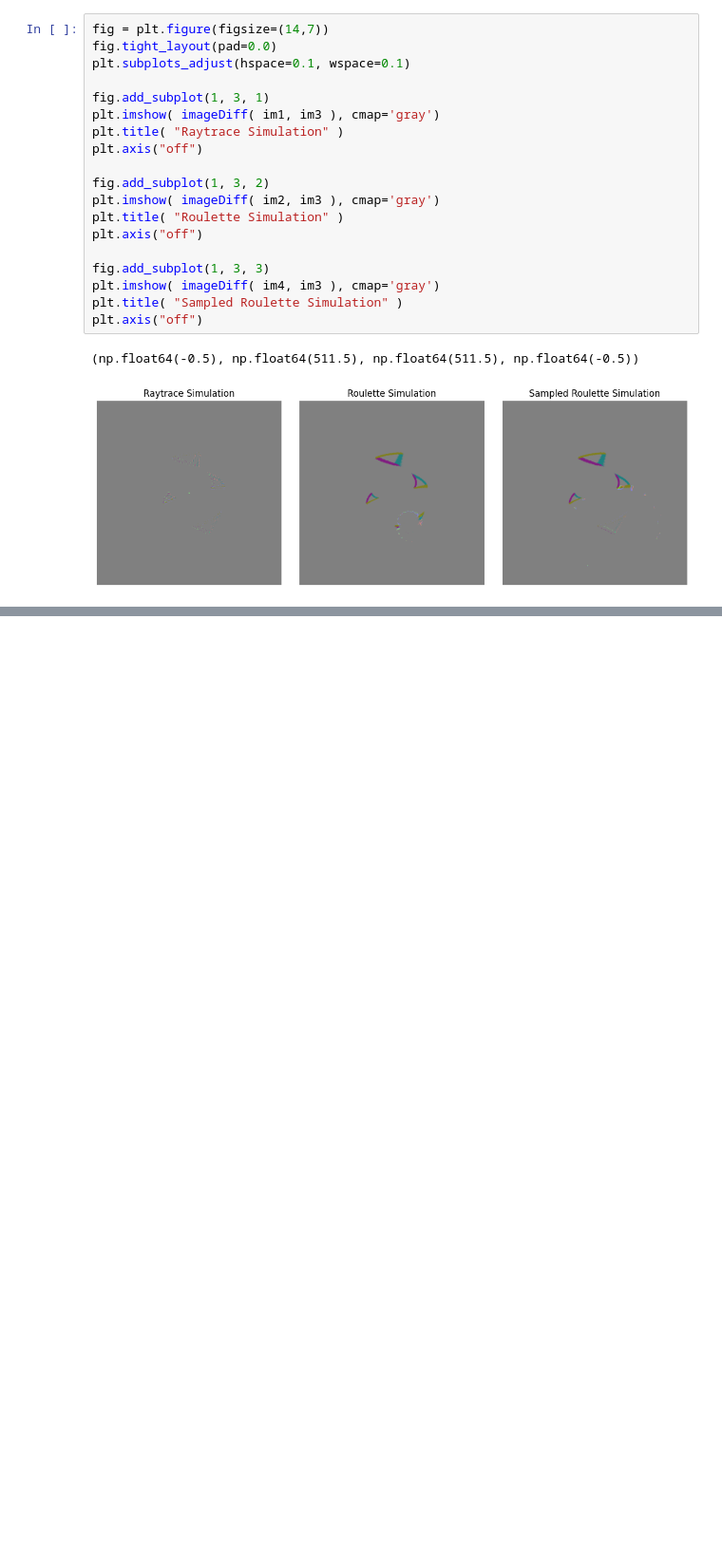
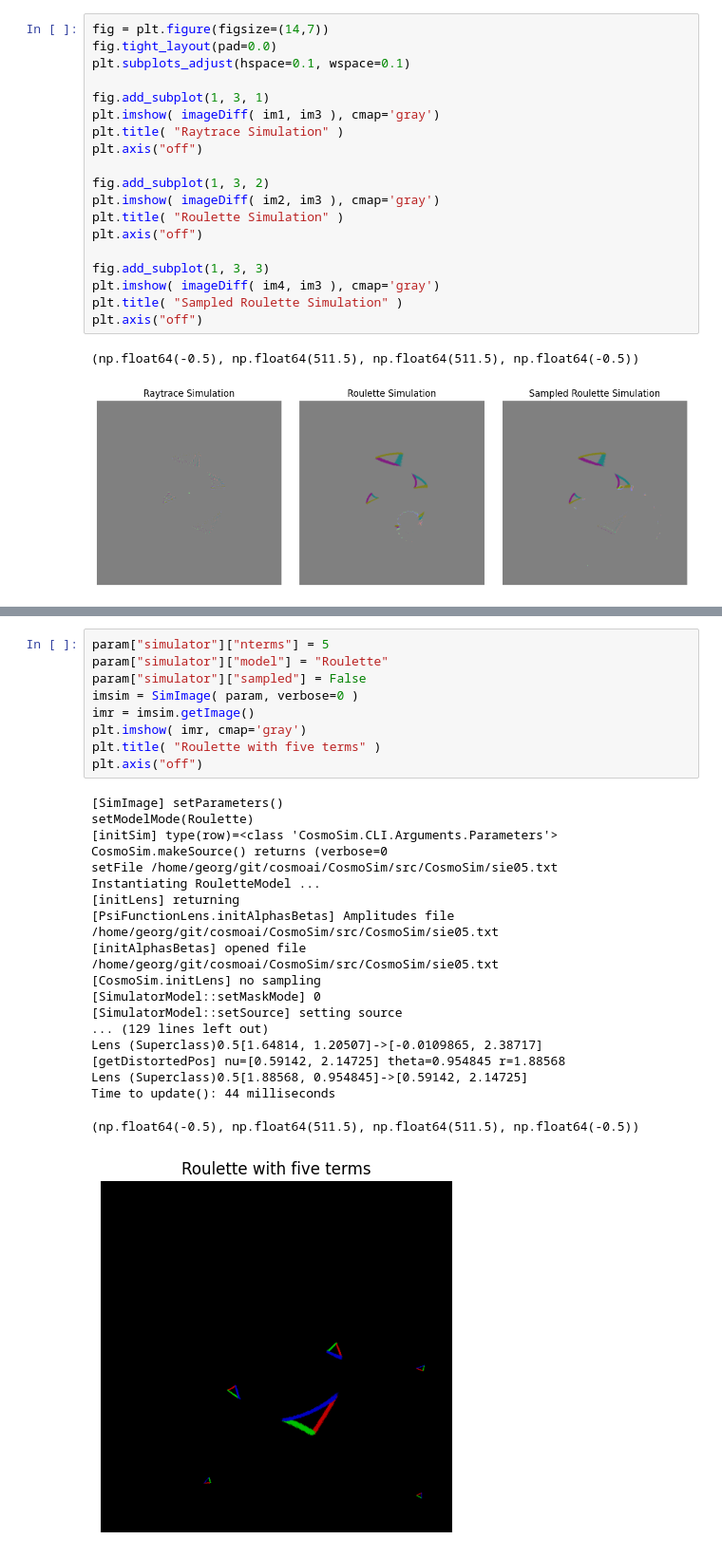
Before and after one commit to CosmoAI-AES/CosmoAI-AES.github.io, a Jupyter notebook: docs/demo/Demo01.ipynb, the cells around one changed output, grey strips where cells are left out. Shown at 95% size. Saved outputs shown, nothing was run; the diff lists cells and outputs as text; blank space fills up the shorter version.

````diff
--- a/docs/demo/Demo01.ipynb
+++ b/docs/demo/Demo01.ipynb
@@ -434,3 +445,32 @@ plt.axis("off")
 plt.title( fn )
 plt.imshow(im)
 ```
+# %%
+param["simulator"]["nterms"] = 5
+param["simulator"]["model"] = "Roulette"
+param["simulator"]["sampled"] = False
+imsim = SimImage( param, verbose=0 )
+imr = imsim.getImage()
+plt.imshow( imr, cmap='gray')
+plt.title( "Roulette with five terms" )
+plt.axis("off")
+# %% [output]
+[SimImage] setParameters()
+setModelMode(Roulette)
+[initSim] type(row)=<class 'CosmoSim.CLI.Arguments.Parameters'>
+CosmoSim.makeSource() returns (verbose=0
+setFile /home/georg/git/cosmoai/CosmoSim/src/CosmoSim/sie05.txt
+Instantiating RouletteModel ...
+[initLens] returning
+[PsiFunctionLens.initAlphasBetas] Amplitudes file /home/georg/git/cosmoai/CosmoSim/src/CosmoSim/sie05.txt
+[initAlphasBetas] opened file /home/georg/git/cosmoai/CosmoSim/src/CosmoSim/sie05.txt
+[CosmoSim.initLens] no sampling
+[SimulatorModel::setMaskMode] 0
+[SimulatorModel::setSource] setting source
+... (129 lines left out)
+Lens (Superclass)0.5[1.64814, 1.20507]->[-0.0109865, 2.38717]
+[getDistortedPos] nu=[0.59142, 2.14725] theta=0.954845 r=1.88568
+Lens (Superclass)0.5[1.88568, 0.954845]->[0.59142, 2.14725]
+Time to update(): 44 milliseconds
+(np.float64(-0.5), np.float64(511.5), np.float64(511.5), np.float64(-0.5))
+[figure, added]
````
Also changed, not shown: parts of 9 cells of this notebook.
